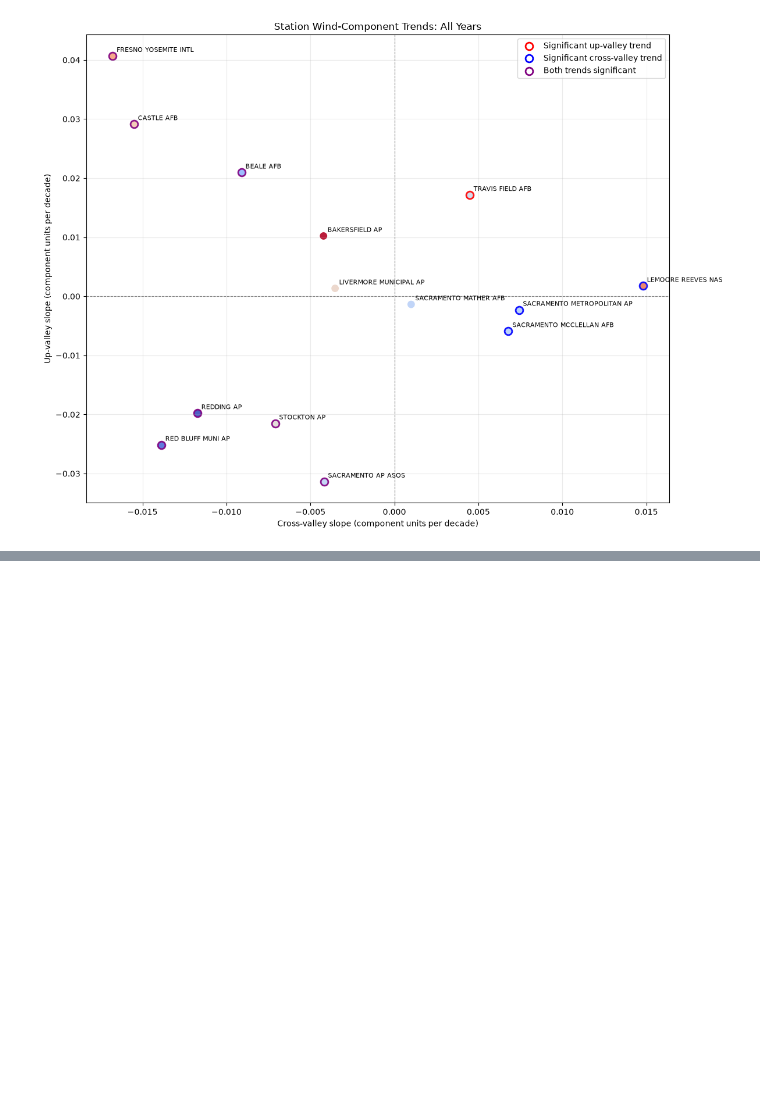
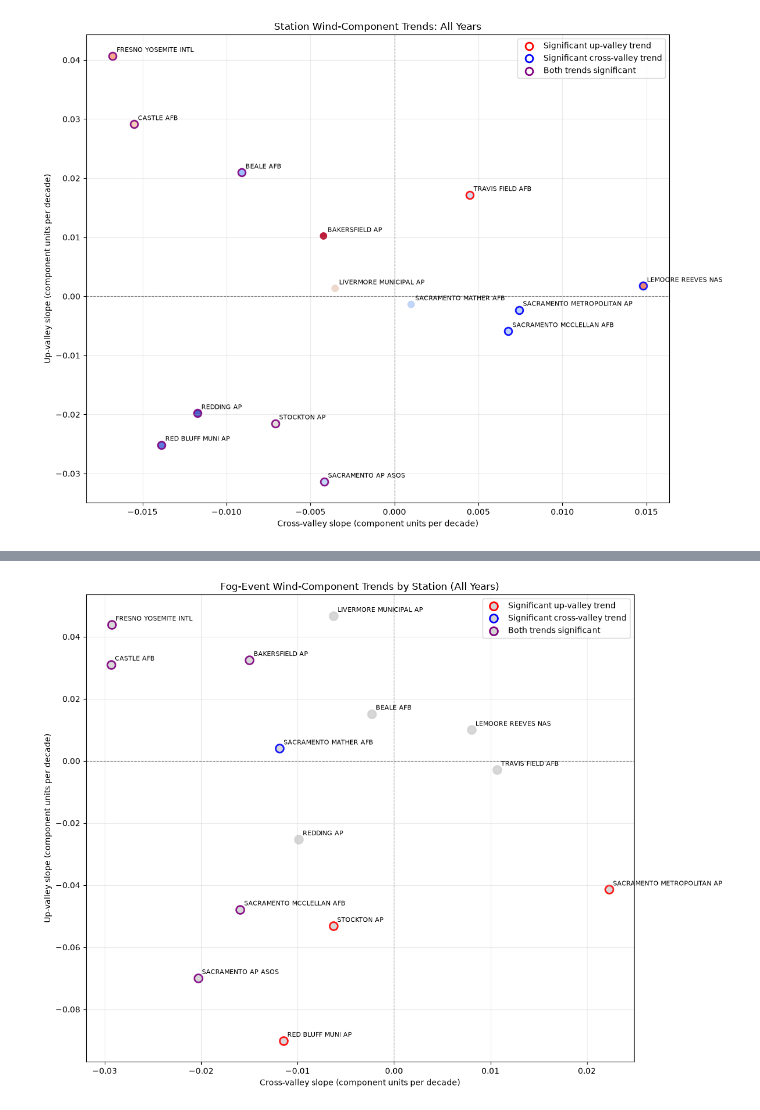
Before and after one commit to audfish/WQ2026, a Jupyter notebook: Fog_wind_analysis_v2.ipynb, the cells around one changed output, grey strips where cells are left out. Cells and saved outputs as stored; diff of their text form; code cells hidden in the pictures; blank space fills up the shorter version.

```diff
--- a/Fog_wind_analysis_v2.ipynb
+++ b/Fog_wind_analysis_v2.ipynb
@@ -1038,0 +1309,78 @@ plt.show()
+# %%
+# Plot fog-event trend slopes:
+# x-axis = cross-valley slope; y-axis = up-valley slope.
+# Red outline = significant up-valley trend
+# Blue outline = significant cross-valley trend
+# Purple outline = both trends significant
+
+fog_slope_data = (
+    event_trends
+    .pivot(index="STATION", columns="component",
+           values=["slope_per_decade", "p_value"])
+    .dropna()
+)
+
+fog_slope_data.columns = [
+    f"{metric}_{component}"
+    for metric, component in fog_slope_data.columns
+]
+
+fig, ax = plt.subplots(figsize=(12, 9))
+
+for station, row in fog_slope_data.iterrows():
+    significant_up = row["p_value_up_valley"] < 0.05
+    significant_cross = row["p_value_cross_valley"] < 0.05
+
+    if significant_up and significant_cross:
+        outline_color = "purple"
+    elif significant_up:
+        outline_color = "red"
+    elif significant_cross:
+        outline_color = "blue"
+    else:
+        outline_color = "lightgray"
+
+    ax.scatter(
+        row["slope_per_decade_cross_valley"],
+        row["slope_per_decade_up_valley"],
+        s=100,
+        facecolor="lightgray",
+        edgecolor=outline_color,
+        linewidth=2,
+        alpha=0.9,
+    )
+
+    ax.annotate(
+        station,
+        (
+            row["slope_per_decade_cross_valley"],
+            row["slope_per_decade_up_valley"],
+        ),
+        xytext=(5, 5),
+        textcoords="offset points",
+        fontsize=8,
+    )
+
+ax.axhline(0, color="gray", linestyle="--", linewidth=0.8)
+ax.axvline(0, color="gray", linestyle="--", linewidth=0.8)
+
+for color, label in [
+    ("red", "Significant up-valley trend"),
+    ("blue", "Significant cross-valley trend"),
+    ("purple", "Both trends significant"),
+]:
+    ax.scatter(
+        [], [], s=100, facecolor="lightgray",
+        edgecolor=color, linewidth=2, label=label
+    )
+
+ax.set_xlabel("Cross-valley slope (component units per decade)")
+ax.set_ylabel("Up-valley slope (component units per decade)")
+ax.set_title("Fog-Event Wind-Component Trends by Station (All Years)")
+ax.grid(True, alpha=0.25)
+ax.legend()
+
+plt.tight_layout()
+plt.show()
+# %% [output]
+[figure, added]
```
Also changed, not shown: parts of 6 cells of this notebook.
